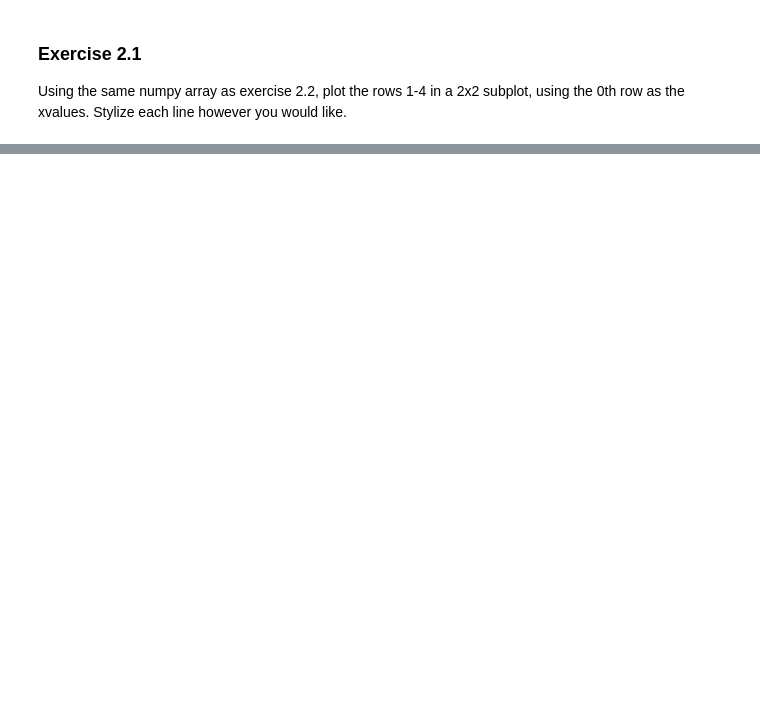
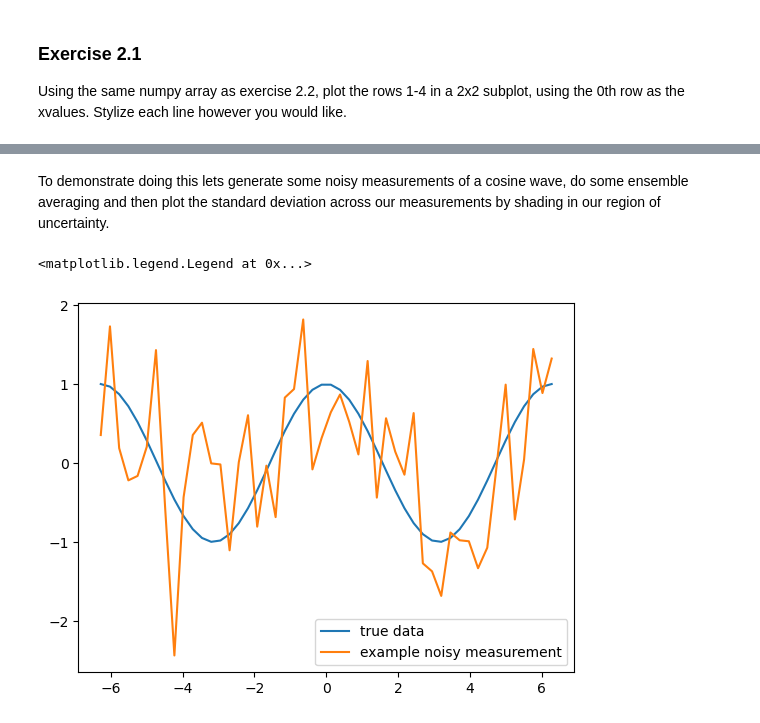
Before and after one commit to jeremyschroeter/Neuro301-Coding-Kit, a Jupyter notebook: Review-Notebooks/Python_Matplotlib_Review.ipynb, the cells around one changed output, grey strips where cells are left out. Drawn from its saved outputs; the diff is of its cells as text; code cells hidden in the pictures; blank space fills up the shorter version.

Commit message:
added visualizing uncertainty to lesson 3

```diff
--- a/Review-Notebooks/Python_Matplotlib_Review.ipynb
+++ b/Review-Notebooks/Python_Matplotlib_Review.ipynb
@@ -226,0 +226,18 @@ Using the same numpy array as exercise 2.2, plot the rows 1-4 in a 2x2 subplot,
+# %% [markdown]
+To demonstrate doing this lets generate some noisy measurements of a cosine wave, do some ensemble averaging and then plot the standard deviation across our measurements by shading in our region of uncertainty.
+# %%
+# Generating data
+x = np.linspace(-np.pi*2, np.pi*2)
+true_data = np.cos(x)
+observations = np.zeros(shape=(50, 50))
+
+# Adding noise to the cosine wave
+for i in range(50):
+    observations[i] = true_data + np.random.normal(0, 0.75, 50)
+
+plt.plot(x, true_data, label='true data')
+plt.plot(x, observations[0], label='example noisy measurement')
+plt.legend()
+# %% [output]
+<matplotlib.legend.Legend at 0x...>
+[figure, added]
```
Also changed, not shown: parts of 19 cells of this notebook, 2 other files.
